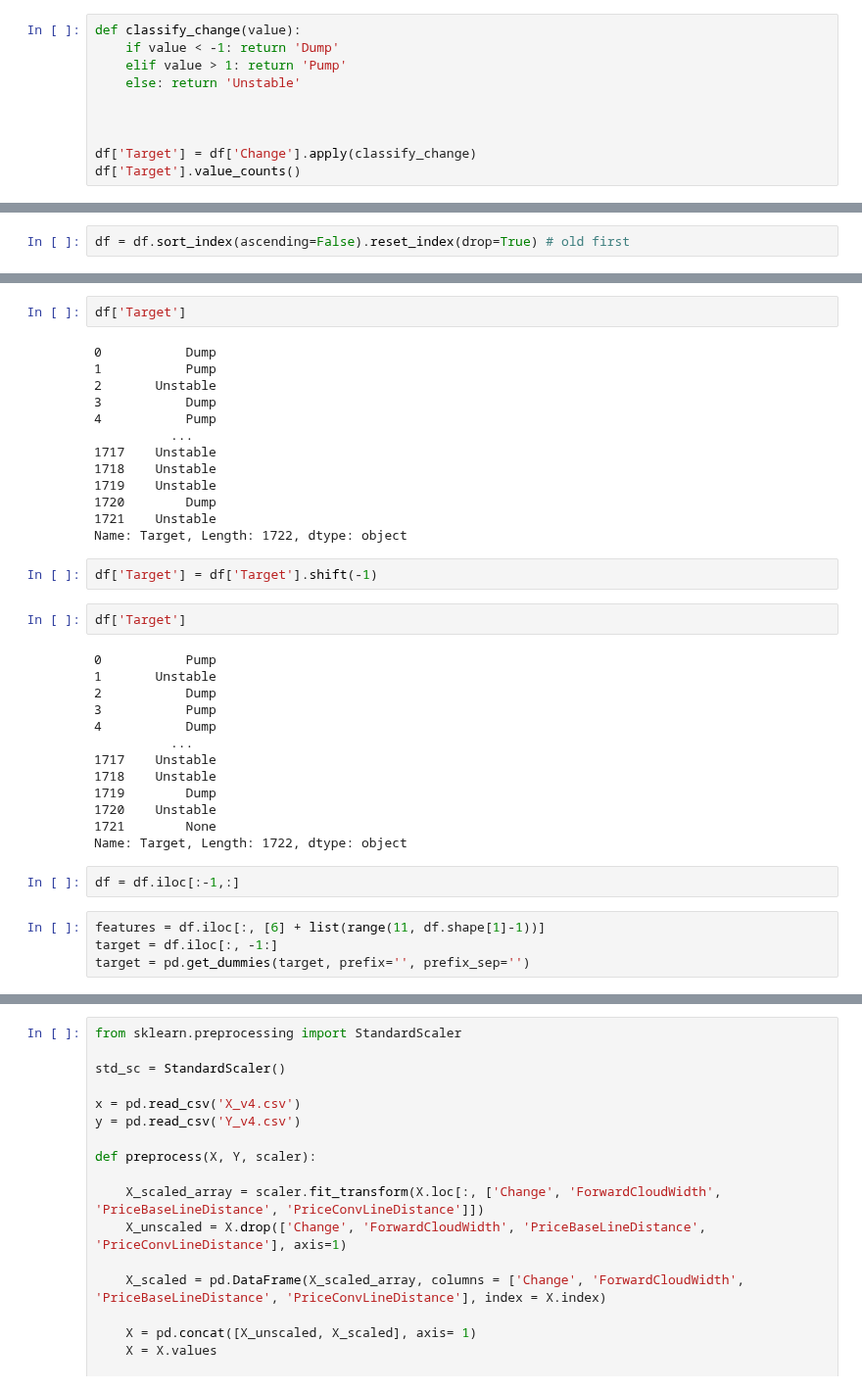
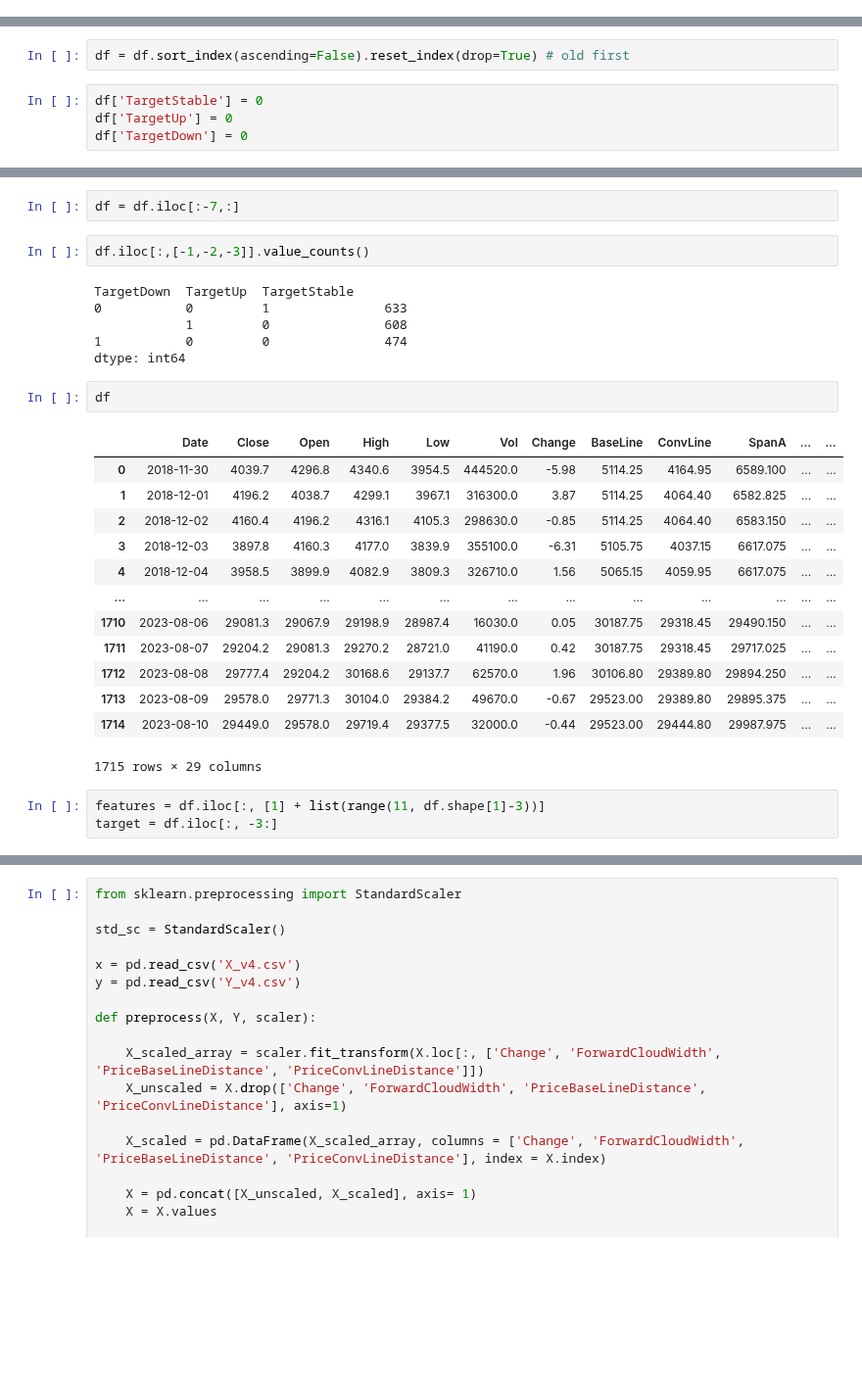
Before and after one commit to anilergan/AISMTB, a Jupyter notebook: btc_daily_chart_clstmc_v4.1.ipynb, the cells around one changed output, grey strips where cells are left out. Shown at 98% size. Cells and saved outputs as stored; diff of their text form; blank space fills up the shorter version.

```diff
--- a/btc_daily_chart_clstmc_v4.1.ipynb
+++ b/btc_daily_chart_clstmc_v4.1.ipynb
@@ -195,13 +212,3 @@ df.describe().T
 | ForwardCloudWidth | 1722.0 | 1.874722e+02 | 3.085631e+03 | -11743.215385 | -864.667788 | 125.581731 | 1384.619231 | 9.712419e+03 |
 | ForwardCloudIntersectBear | 1722.0 | 1.277584e-02 | 1.123385e-01 | 0.000000 | 0.000000 | 0.000000 | 0.000000 | 1.000000e+00 |
 | ForwardCloudIntersectBull | 1722.0 | 1.277584e-02 | 1.123385e-01 | 0.000000 | 0.000000 | 0.000000 | 0.000000 | 1.000000e+00 |
-# %%
-def classify_change(value):
-    if value < -1: return 'Dump'
-    elif value > 1: return 'Pump'
-    else: return 'Unstable'
-
-
-
-df['Target'] = df['Change'].apply(classify_change)
-df['Target'].value_counts()
@@ -213,2 +215,6 @@ Name: Target, dtype: int64
 # %%
 df = df.sort_index(ascending=False).reset_index(drop=True) # old first
+# %%
+df['TargetStable'] = 0
+df['TargetUp'] = 0
+df['TargetDown'] = 0
@@ -215,38 +248,29 @@ df = df.sort_index(ascending=False).reset_index(drop=True) # old first
+# %%
+df = df.iloc[:-7,:]
+# %%
+df.iloc[:,[-1,-2,-3]].value_counts()
+# %% [output]
+TargetDown  TargetUp  TargetStable
+0           0         1               633
+            1         0               608
+1           0         0               474
+dtype: int64
 # %%
-df['Target']
+df
 # %% [output]
+|  | Date | Close | Open | High | Low | Vol | Change | BaseLine | ConvLine | SpanA | ... | ... |
+| 0 | 2018-11-30 | 4039.7 | 4296.8 | 4340.6 | 3954.5 | 444520.0 | -5.98 | 5114.25 | 4164.95 | 6589.100 | ... | ... |
+| 1 | 2018-12-01 | 4196.2 | 4038.7 | 4299.1 | 3967.1 | 316300.0 | 3.87 | 5114.25 | 4064.40 | 6582.825 | ... | ... |
+| 2 | 2018-12-02 | 4160.4 | 4196.2 | 4316.1 | 4105.3 | 298630.0 | -0.85 | 5114.25 | 4064.40 | 6583.150 | ... | ... |
+| 3 | 2018-12-03 | 3897.8 | 4160.3 | 4177.0 | 3839.9 | 355100.0 | -6.31 | 5105.75 | 4037.15 | 6617.075 | ... | ... |
+| 4 | 2018-12-04 | 3958.5 | 3899.9 | 4082.9 | 3809.3 | 326710.0 | 1.56 | 5065.15 | 4059.95 | 6617.075 | ... | ... |
+| ... | ... | ... | ... | ... | ... | ... | ... | ... | ... | ... | ... | ... |
+| 1710 | 2023-08-06 | 29081.3 | 29067.9 | 29198.9 | 28987.4 | 16030.0 | 0.05 | 30187.75 | 29318.45 | 29490.150 | ... | ... |
+| 1711 | 2023-08-07 | 29204.2 | 29081.3 | 29270.2 | 28721.0 | 41190.0 | 0.42 | 30187.75 | 29318.45 | 29717.025 | ... | ... |
+| 1712 | 2023-08-08 | 29777.4 | 29204.2 | 30168.6 | 29137.7 | 62570.0 | 1.96 | 30106.80 | 29389.80 | 29894.250 | ... | ... |
+| 1713 | 2023-08-09 | 29578.0 | 29771.3 | 30104.0 | 29384.2 | 49670.0 | -0.67 | 29523.00 | 29389.80 | 29895.375 | ... | ... |
+| 1714 | 2023-08-10 | 29449.0 | 29578.0 | 29719.4 | 29377.5 | 32000.0 | -0.44 | 29523.00 | 29444.80 | 29987.975 | ... | ... |
-0           Dump
-1           Pump
-2       Unstable
-3           Dump
-4           Pump
-          ...
-1717    Unstable
-1718    Unstable
-1719    Unstable
-1720        Dump
-1721    Unstable
-Name: Target, Length: 1722, dtype: object
+1715 rows × 29 columns
-# %%
-df['Target'] = df['Target'].shift(-1)
-# %%
-df['Target']
-# %% [output]
-0           Pump
-1       Unstable
-2           Dump
-3           Pump
-4           Dump
-          ...
-1717    Unstable
-1718    Unstable
-1719        Dump
-1720    Unstable
-1721        None
-Name: Target, Length: 1722, dtype: object
-# %%
-df = df.iloc[:-1,:]
 # %%
-features = df.iloc[:, [6] + list(range(11, df.shape[1]-1))]
-target = df.iloc[:, -1:]
-target = pd.get_dummies(target, prefix='', prefix_sep='')
+features = df.iloc[:, [1] + list(range(11, df.shape[1]-3))]
+target = df.iloc[:, -3:]
```
Also changed, not shown: parts of 9 cells of this notebook, 14 other files.
